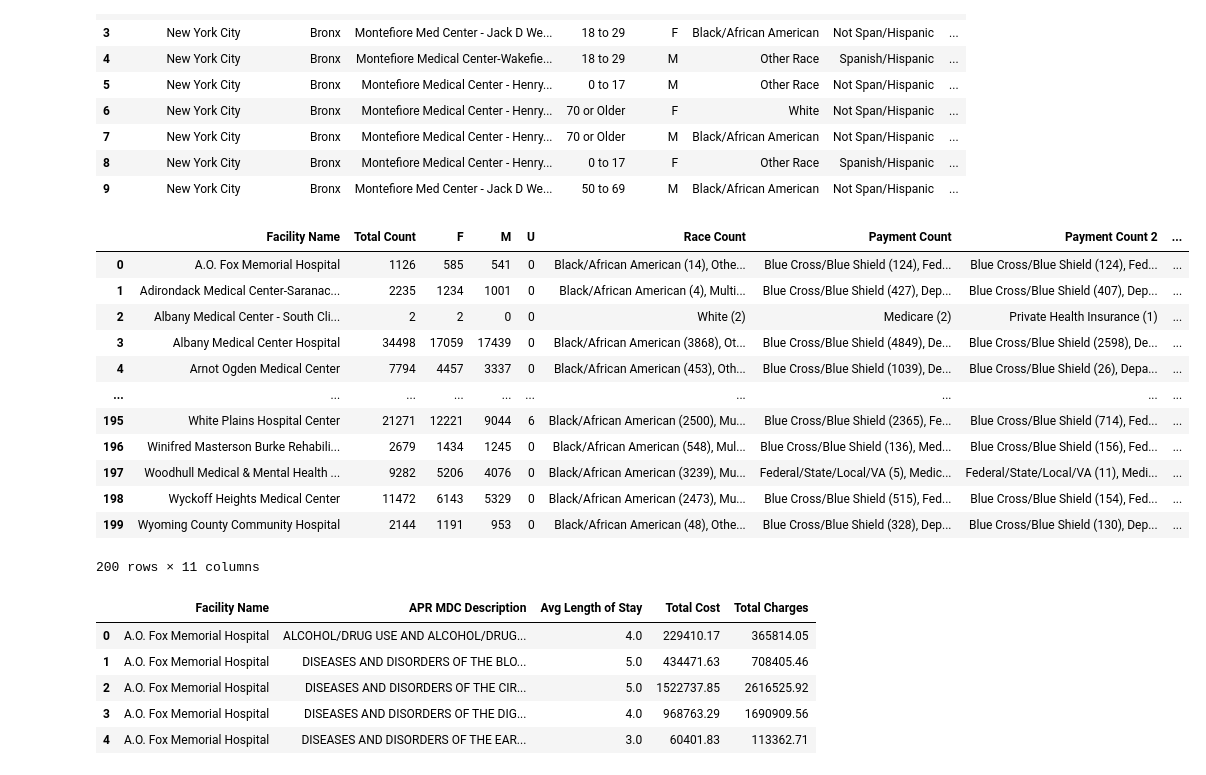
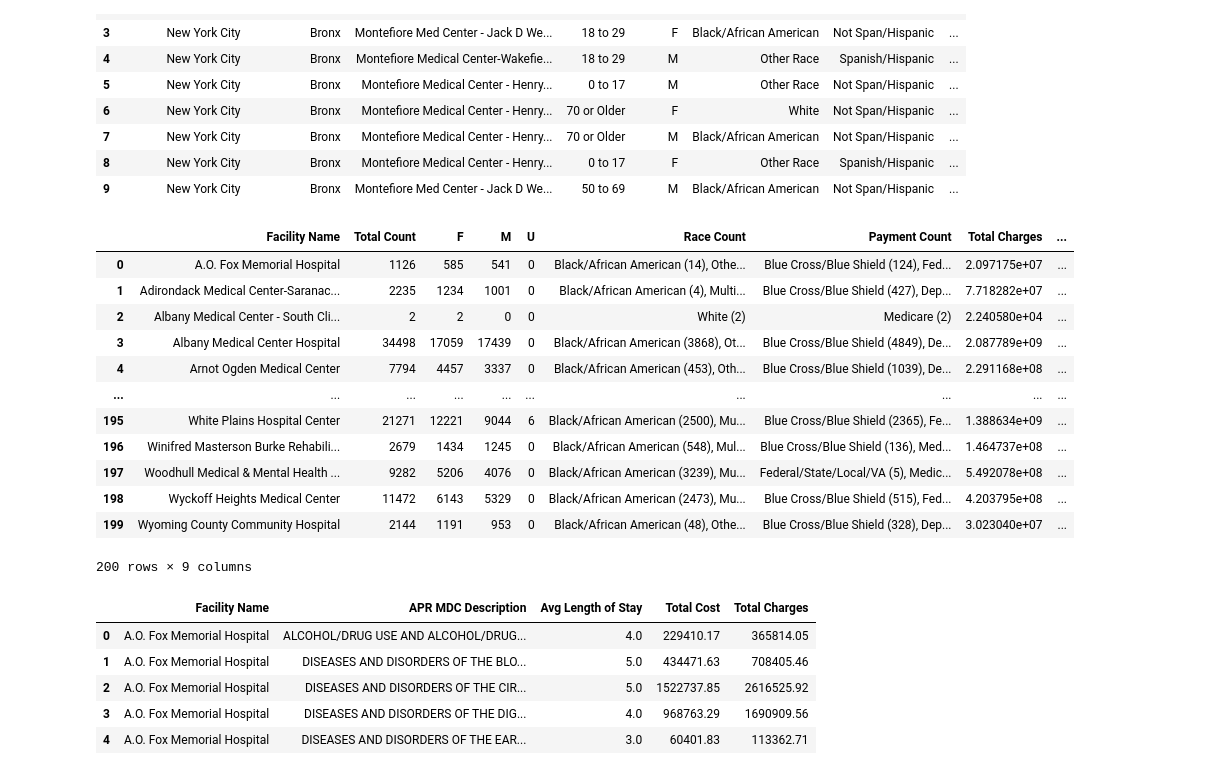
Before and after one commit to Omeesha28/NY-Healthcare-Data-Visualization, a Jupyter notebook: main.ipynb, the cells around one changed output. Saved outputs shown, nothing was run; the diff lists cells and outputs as text; code cells hidden in the pictures.

```diff
--- a/main.ipynb
+++ b/main.ipynb
@@ -113,62 +113,46 @@ grouped_df = grouped_df.merge(gender_counts, on='Facility Name', how='left')
 
 # Count the number of occurrences of each unique race in the 'Race' column for each hospital
 race_counts = clean_data_merged.groupby(['Facility Name', 'Race']).size().reset_index(name='Count')
 race_counts['Race Count'] = race_counts['Race'] + ' (' + race_counts['Count'].astype(str) + ')'
 race_counts = race_counts.groupby('Facility Name')['Race Count'].apply(lambda x: ', '.join(x)).reset_index()
 grouped_df = grouped_df.merge(race_counts, on='Facility Name', how='left')
 
 # Count the number of occurrences of each unique payment typology in the 'Payment Typology 1' column for each hospital
 payment_counts = clean_data_merged.groupby(['Facility Name', 'Payment Typology 1']).size().reset_index(name='Count')
 payment_counts['Payment Count'] = payment_counts['Payment Typology 1'] + ' (' + payment_counts['Count'].astype(str) + ')'
 payment_counts = payment_counts.groupby('Facility Name')['Payment Count'].apply(lambda x: ', '.join(x)).reset_index()
 
 # Merge the payment typology counts into the main grouped DataFrame
 grouped_df = grouped_df.merge(payment_counts, on='Facility Name', how='left')
 
-# Count the number of occurrences of each unique payment typology in the 'Payment Typology 2' column for each hospital
-payment_counts_2 = clean_data_merged.groupby(['Facility Name', 'Payment Typology 2']).size().reset_index(name='Count')
-payment_counts_2['Payment Count 2'] = payment_counts_2['Payment Typology 2'] + ' (' + payment_counts_2['Count'].astype(str) + ')'
-payment_counts_2 = payment_counts_2.groupby('Facility Name')['Payment Count 2'].apply(lambda x: ', '.join(x)).reset_index()
-
-# Merge the payment typology counts into the main grouped DataFrame
-grouped_df = grouped_df.merge(payment_counts_2, on='Facility Name', how='left')
-
-# Count the number of occurrences of each unique payment typology in the 'Payment Typology 3' column for each hospital
-payment_counts_3 = clean_data_merged.groupby(['Facility Name', 'Payment Typology 3']).size().reset_index(name='Count')
-payment_counts_3['Payment Count 3'] = payment_counts_3['Payment Typology 3'] + ' (' + payment_counts_3['Count'].astype(str) + ')'
-payment_counts_3 = payment_counts_3.groupby('Facility Name')['Payment Count 3'].apply(lambda x: ', '.join(x)).reset_index()
-
-# Merge the payment typology counts into the main grouped DataFrame
-grouped_df = grouped_df.merge(payment_counts_3, on='Facility Name', how='left')
-
 # Group by Facility Name and calculate the total charges for each hospital
 total_charges_per_facility = clean_data_merged.groupby('Facility Name')['Total Charges'].sum()
 
 # Merge the total charges DataFrame with the grouped DataFrame
 grouped_df = grouped_df.merge(total_charges_per_facility, on='Facility Name', how='left')
 
 # Group by Facility Name and calculate the total charges for each hospital
 total_costs_df = clean_data_merged.groupby('Facility Name')['Total Costs'].sum()
 
 # Merge the total charges DataFrame with the grouped DataFrame
 grouped_df = grouped_df.merge(total_costs_df, on='Facility Name', how='left')
 
 # Print the resulting DataFrame
 grouped_df
 # %% [output]
-|  | Facility Name | Total Count | F | M | U | Race Count | Payment Count | Payment Count 2 | ... |
-| 0 | A.O. Fox Memorial Hospital | 1126 | 585 | 541 | 0 | Black/African American (14), Othe... | Blue Cross/Blue Shield (124), Fed... | Blue Cross/Blue Shield (124), Fed... | ... |
-| 1 | Adirondack Medical Center-Saranac... | 2235 | 1234 | 1001 | 0 | Black/African American (4), Multi... | Blue Cross/Blue Shield (427), Dep... | Blue Cross/Blue Shield (407), Dep... | ... |
-| 2 | Albany Medical Center - South Cli... | 2 | 2 | 0 | 0 | White (2) | Medicare (2) | Private Health Insurance (1) | ... |
-| 3 | Albany Medical Center Hospital | 34498 | 17059 | 17439 | 0 | Black/African American (3868), Ot... | Blue Cross/Blue Shield (4849), De... | Blue Cross/Blue Shield (2598), De... | ... |
-| 4 | Arnot Ogden Medical Center | 7794 | 4457 | 3337 | 0 | Black/African American (453), Oth... | Blue Cross/Blue Shield (1039), De... | Blue Cross/Blue Shield (26), Depa... | ... |
+|  | Facility Name | Total Count | F | M | U | Race Count | Payment Count | Total Charges | ... |
+| 0 | A.O. Fox Memorial Hospital | 1126 | 585 | 541 | 0 | Black/African American (14), Othe... | Blue Cross/Blue Shield (124), Fed... | 2.097175e+07 | ... |
+| 1 | Adirondack Medical Center-Saranac... | 2235 | 1234 | 1001 | 0 | Black/African American (4), Multi... | Blue Cross/Blue Shield (427), Dep... | 7.718282e+07 | ... |
+| 2 | Albany Medical Center - South Cli... | 2 | 2 | 0 | 0 | White (2) | Medicare (2) | 2.240580e+04 | ... |
+| 3 | Albany Medical Center Hospital | 34498 | 17059 | 17439 | 0 | Black/African American (3868), Ot... | Blue Cross/Blue Shield (4849), De... | 2.087789e+09 | ... |
+| 4 | Arnot Ogden Medical Center | 7794 | 4457 | 3337 | 0 | Black/African American (453), Oth... | Blue Cross/Blue Shield (1039), De... | 2.291168e+08 | ... |
 | ... | ... | ... | ... | ... | ... | ... | ... | ... | ... |
-| 195 | White Plains Hospital Center | 21271 | 12221 | 9044 | 6 | Black/African American (2500), Mu... | Blue Cross/Blue Shield (2365), Fe... | Blue Cross/Blue Shield (714), Fed... | ... |
-| 196 | Winifred Masterson Burke Rehabili... | 2679 | 1434 | 1245 | 0 | Black/African American (548), Mul... | Blue Cross/Blue Shield (136), Med... | Blue Cross/Blue Shield (156), Fed... | ... |
-| 197 | Woodhull Medical & Mental Health ... | 9282 | 5206 | 4076 | 0 | Black/African American (3239), Mu... | Federal/State/Local/VA (5), Medic... | Federal/State/Local/VA (11), Medi... | ... |
-| 198 | Wyckoff Heights Medical Center | 11472 | 6143 | 5329 | 0 | Black/African American (2473), Mu... | Blue Cross/Blue Shield (515), Fed... | Blue Cross/Blue Shield (154), Fed... | ... |
-| 199 | Wyoming County Community Hospital | 2144 | 1191 | 953 | 0 | Black/African American (48), Othe... | Blue Cross/Blue Shield (328), Dep... | Blue Cross/Blue Shield (130), Dep... | ... |
+| 195 | White Plains Hospital Center | 21271 | 12221 | 9044 | 6 | Black/African American (2500), Mu... | Blue Cross/Blue Shield (2365), Fe... | 1.388634e+09 | ... |
+| 196 | Winifred Masterson Burke Rehabili... | 2679 | 1434 | 1245 | 0 | Black/African American (548), Mul... | Blue Cross/Blue Shield (136), Med... | 1.464737e+08 | ... |
+| 197 | Woodhull Medical & Mental Health ... | 9282 | 5206 | 4076 | 0 | Black/African American (3239), Mu... | Federal/State/Local/VA (5), Medic... | 5.492078e+08 | ... |
+| 198 | Wyckoff Heights Medical Center | 11472 | 6143 | 5329 | 0 | Black/African American (2473), Mu... | Blue Cross/Blue Shield (515), Fed... | 4.203795e+08 | ... |
+| 199 | Wyoming County Community Hospital | 2144 | 1191 | 953 | 0 | Black/African American (48), Othe... | Blue Cross/Blue Shield (328), Dep... | 3.023040e+07 | ... |
-200 rows × 11 columns
+200 rows × 9 columns
 # %%
 clean_data_merged['Length of Stay'] = pd.to_numeric(clean_data_merged['Length of Stay'], errors='coerce')
 avg_length_of_stay = clean_data_merged.groupby(['Facility Name', 'APR MDC Description'])['Length of Stay'].mean().round().reset_index()
```
Also changed, not shown: parts of 15 cells of this notebook, 1 other file.
